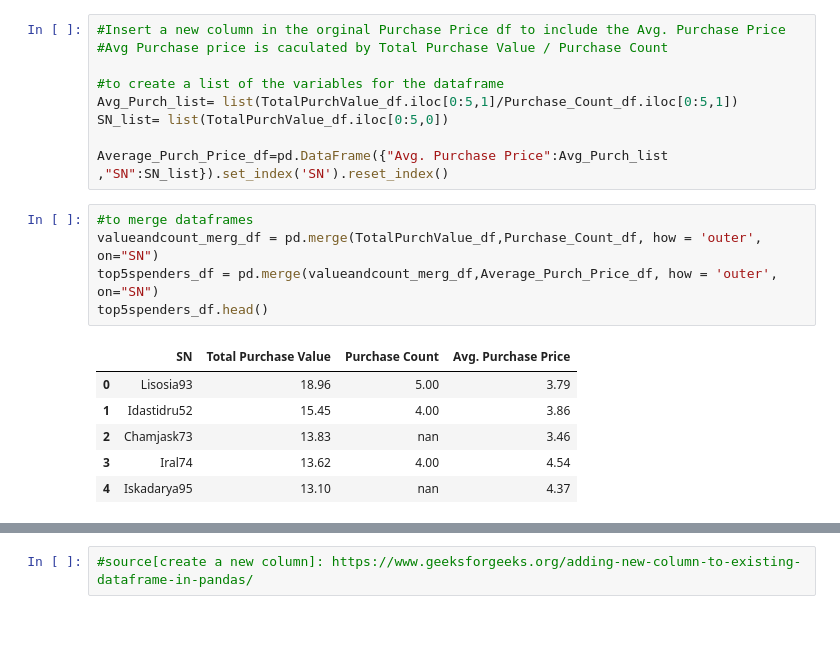
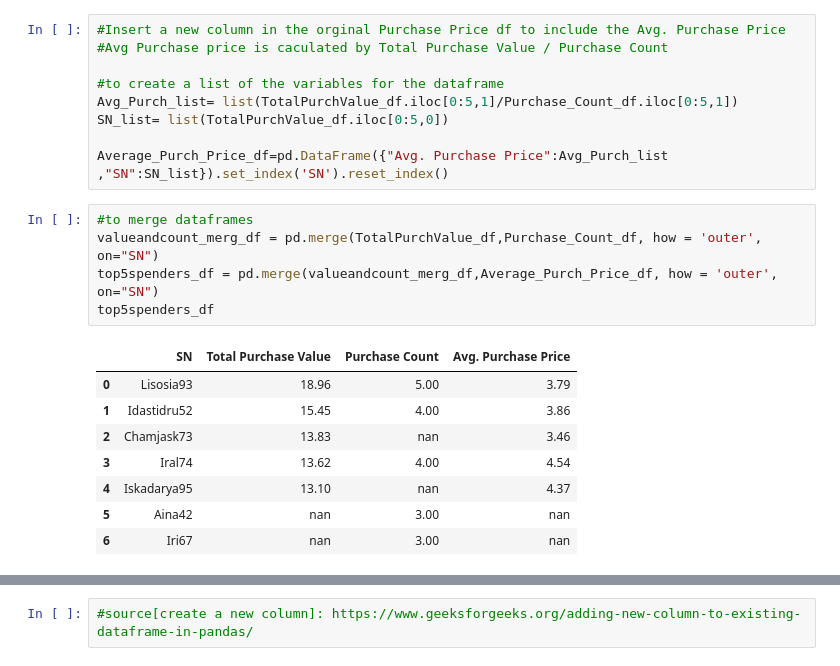
Before and after one commit to JosefinaAureaAmaro/01_Python_Pandas, a Jupyter notebook: Heroes_of_Pymoli.ipynb, the cells around one changed output, grey strips where cells are left out. Saved outputs shown, nothing was run; the diff lists cells and outputs as text; blank space fills up the shorter version.

```diff
--- a/Heroes_of_Pymoli.ipynb
+++ b/Heroes_of_Pymoli.ipynb
@@ -220,12 +220,14 @@ Average_Purch_Price_df=pd.DataFrame({"Avg. Purchase Price":Avg_Purch_list ,"SN":
 # %%
 #to merge dataframes
 valueandcount_merg_df = pd.merge(TotalPurchValue_df,Purchase_Count_df, how = 'outer', on="SN")
 top5spenders_df = pd.merge(valueandcount_merg_df,Average_Purch_Price_df, how = 'outer', on="SN")
-top5spenders_df.head()
+top5spenders_df
 # %% [output]
 |  | SN | Total Purchase Value | Purchase Count | Avg. Purchase Price |
 | 0 | Lisosia93 | 18.96 | 5.00 | 3.79 |
 | 1 | Idastidru52 | 15.45 | 4.00 | 3.86 |
 | 2 | Chamjask73 | 13.83 | nan | 3.46 |
 | 3 | Iral74 | 13.62 | 4.00 | 4.54 |
 | 4 | Iskadarya95 | 13.10 | nan | 4.37 |
+| 5 | Aina42 | nan | 3.00 | nan |
+| 6 | Iri67 | nan | 3.00 | nan |
```
Also changed, not shown: parts of 1 cell of this notebook.
